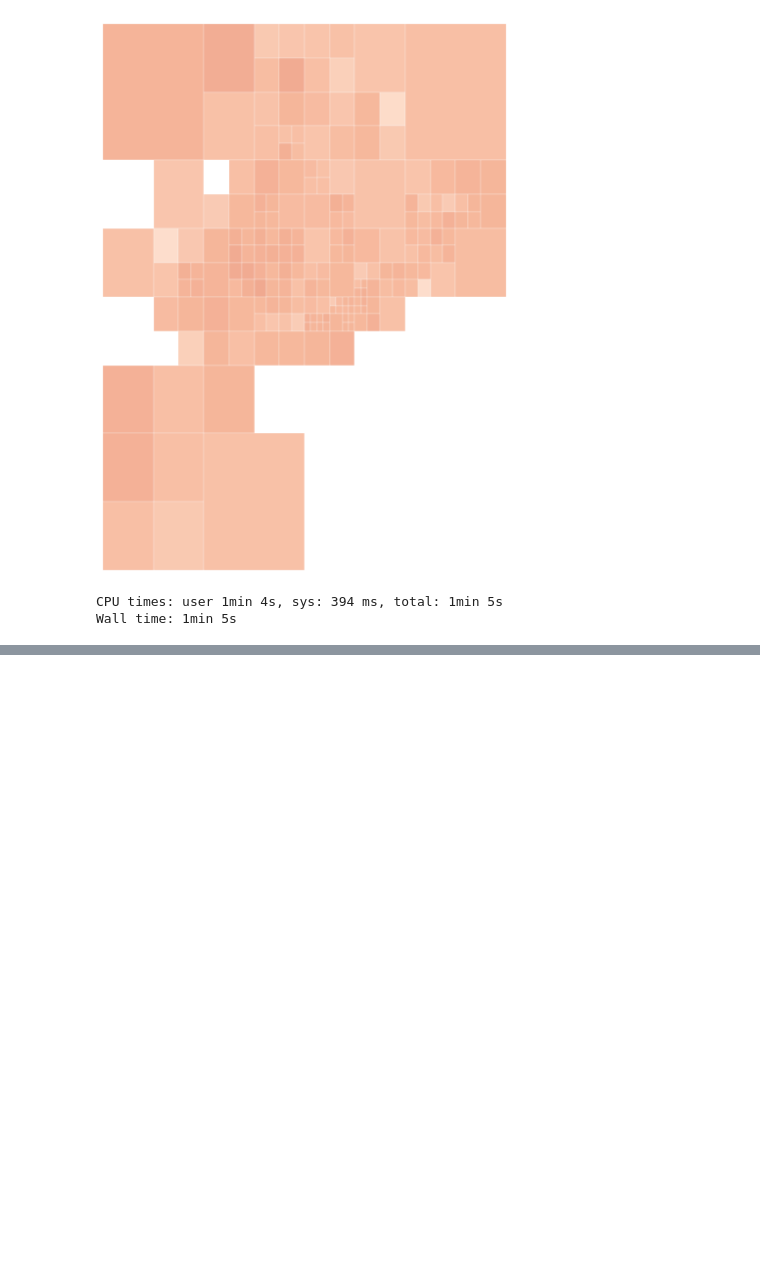
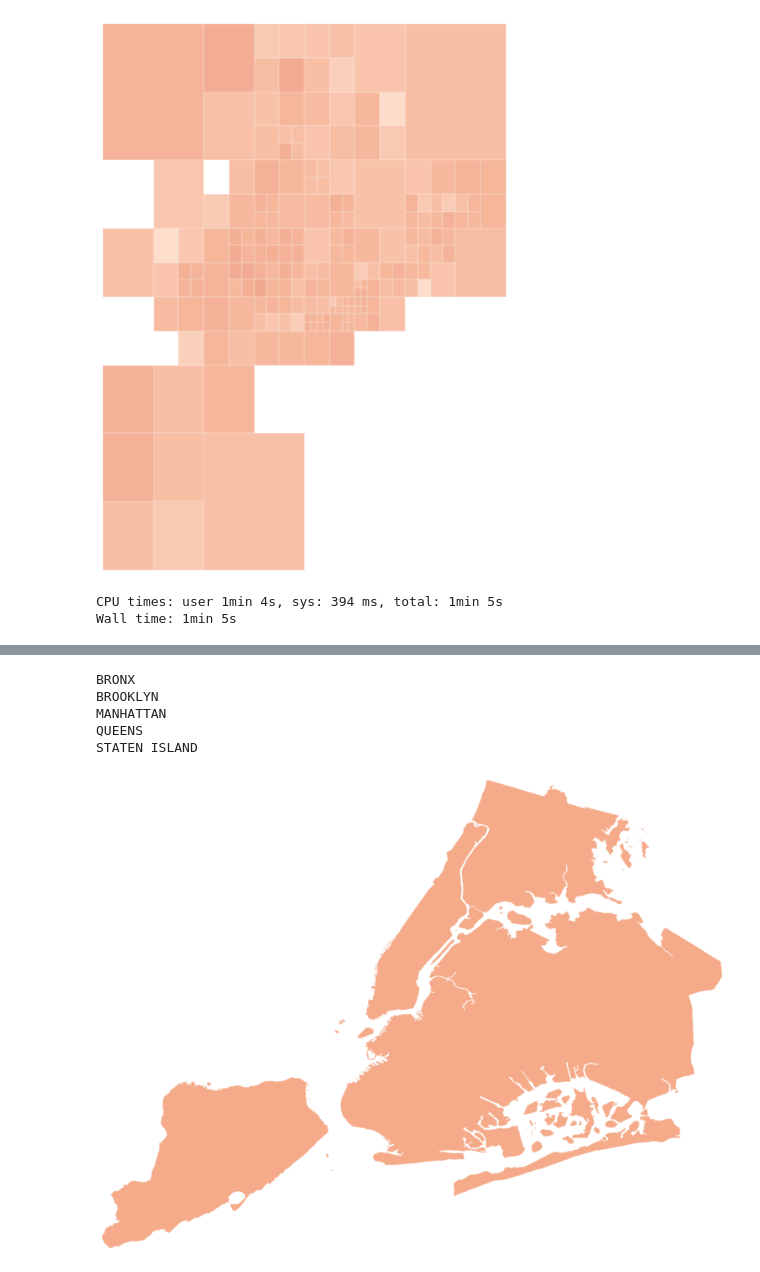
Before and after one commit to ResidentMario/missingno, a Jupyter notebook: dev2.ipynb, the cells around one changed output, grey strips where cells are left out. Drawn from its saved outputs; the diff is of its cells as text; code cells hidden in the pictures; blank space fills up the shorter version.

```diff
--- a/dev2.ipynb
+++ b/dev2.ipynb
@@ -65,0 +46,4 @@ boroughs = gpd.read_file("boroughs.geojson", driver='GeoJSON')
+# %%
+boroughs['BoroName'] = [n.upper() for n in boroughs['BoroName']]
+# %%
+geom = boroughs.set_index('BoroName')['geometry']
@@ -66,2 +81,11 @@ boroughs = gpd.read_file("boroughs.geojson", driver='GeoJSON')
+# %%
+msno.geoplot(collisions.sample(1000), x='LONGITUDE', y='LATITUDE', by='BOROUGH', geometry=geom)
+# %% [output]
+BRONX
+BROOKLYN
+MANHATTAN
+QUEENS
+STATEN ISLAND
+[figure, added]
 # %%
 # %time msno.geoplot(collisions.sample(100000), coordinates='LOCATION')
```
Also changed, not shown: parts of 8 cells of this notebook, 1 other file.
